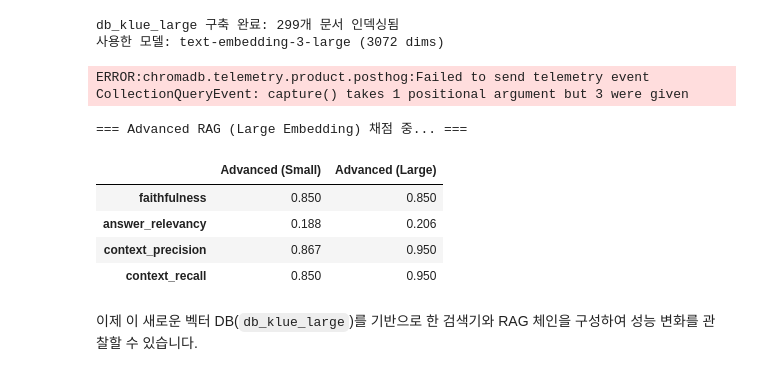
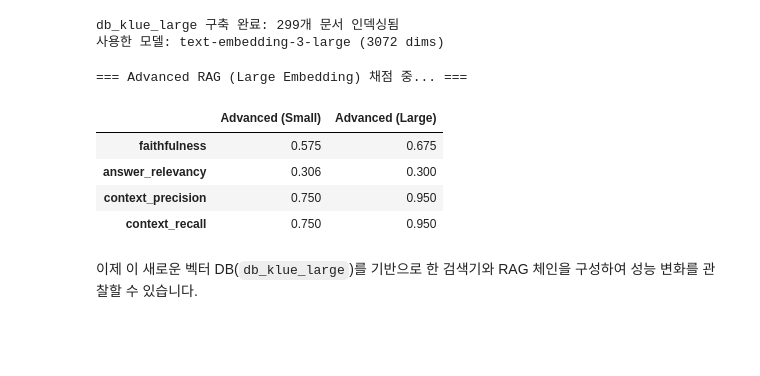
Before and after one commit to ted-chang80/AIFFEL_quest_eng, a Jupyter notebook: LLM_Application/LLM04/Day2_Practice.ipynb, the cells around one changed output. Saved outputs shown, nothing was run; the diff lists cells and outputs as text; code cells hidden in the pictures; blank space fills up the shorter version.

```diff
--- a/LLM_Application/LLM04/Day2_Practice.ipynb
+++ b/LLM_Application/LLM04/Day2_Practice.ipynb
@@ -838,7 +1050,7 @@ logging.getLogger("langchain.retrievers.multi_query").setLevel(logging.INFO)
 # 2) Multi-Query Retriever 설정
 multi_query_retriever_klue = MultiQueryRetriever.from_llm(
     retriever=db_klue.as_retriever(search_kwargs={"k": 3}),
-    llm=ChatOpenAI(model="gpt-4o", temperature=0)
+    llm=ChatOpenAI(model="gpt-4o-mini", temperature=0)
 )
 
 # 3) 테스트 질문으로 검색 수행 및 결과 확인
@@ -1177,16 +1394,16 @@ def advanced_rag_klue_standard(question):
     candidates = db_klue.as_retriever(search_kwargs={'k': 10}).invoke(question)
     top = rerank_klue(question, candidates, top_k=3)
     context = format_docs(top)
-    # Uses the general RAG_PROMPT
-    answer = (RAG_PROMPT | llm | StrOutputParser()).invoke({'context': context, 'question': question})
+    # 오류 해결: 'llm' 대신 모델명이 올바르게 설정된 'llm_fixed'를 사용합니다.
+    answer = (RAG_PROMPT | llm_fixed | StrOutputParser()).invoke({'context': context, 'question': question})
     return answer, top
 
 def advanced_rag_klue_news_eval(question):
     candidates = db_klue.as_retriever(search_kwargs={'k': 10}).invoke(question)
     top = rerank_klue(question, candidates, top_k=3)
     context = format_docs(top)
-    # Uses the NEWS_RAG_PROMPT
-    answer = (NEWS_RAG_PROMPT | llm | StrOutputParser()).invoke({'context': context, 'question': question})
+    # 오류 해결: 'llm' 대신 모델명이 올바르게 설정된 'llm_fixed'를 사용합니다.
+    answer = (NEWS_RAG_PROMPT | llm_fixed | StrOutputParser()).invoke({'context': context, 'question': question})
     return answer, top
 
 # 1) Collect answers for both prompts
@@ -1434,43 +1651,43 @@ from langchain_community.retrievers import BM25Retriever
 from langchain_core.output_parsers import StrOutputParser
 from langchain_core.runnables import RunnablePassthrough
 
-# 1. 리트리버 구성 (Hybrid: BM25 0.7 + Vector 0.3)
+# 1. 하이브리드 리트리버 구성 (Hybrid: BM25 0.7 + Vector 0.3)
+# optimized_docs와 db_optimized가 이전 단계에서 생성되었습니다.
 bm25_retriever = BM25Retriever.from_documents(optimized_docs)
 bm25_retriever.k = 10
 
-vector_retriever = db_klue_large.as_retriever(search_kwargs={'k': 10})
+# Vector 리트리버: 앞서 구축한 최적화된 DB 사용
+vector_retriever = db_optimized.as_retriever(search_kwargs={'k': 10})
 
 ensemble_retriever = EnsembleRetriever(
     retrievers=[bm25_retriever, vector_retriever],
     weights=[0.7, 0.3]
 )
 
-# 2. Reranker 함수 (Cross-Encoder)
+# 2. Reranker 함수 (BAAI/bge-reranker-v2-m3 사용)
 def rerank_final(query, docs, top_k=3):
     pairs = [(query, d.page_content) for d in docs]
     scores = reranker.predict(pairs)
     ranked = sorted(zip(docs, scores), key=lambda x: x[1], reverse=True)
     return [d for d, _ in ranked[:top_k]]
 
-# 3. 통합 RAG 체인 함수
+# 3. 통합 최적화 RAG 체인
 def final_optimized_rag(question):
-    # (1) 하이브리드 검색으로 후보 추출
     candidates = ensemble_retriever.invoke(question)
+    top_docs = rerank_final(question, candidates, top_k=3)
+    context = format_docs(top_docs)
 
-    # (2) Reranker로 정밀 재정렬
-    top_docs = rerank_final(question, candidates, top_k=3)
-
-    # (3) 뉴스 특화 프롬프트 기반 답변 생성
-    context = format_docs(top_docs)
-    answer = (NEWS_RAG_PROMPT | llm | StrOutputParser()).invoke(
+    # NEWS_RAG_PROMPT와 gpt-4o-mini(llm_fixed) 사용
+    answer = (NEWS_RAG_PROMPT | llm_fixed | StrOutputParser()).invoke(
         {"context": context, "question": question}
     )
     return answer, top_docs
 
-# 실행 테스트
+# 최종 검증 테스트: 리플 해킹 관련 질문
 test_q = "국내에서 해킹을 당한 리플이 들어간 통장의 갯수는?"
-final_ans, final_docs = final_optimized_rag(test_q)
-
-print(f"[질문]: {test_q}")
-print(f"[최종 답변]: {final_ans}")
+try:
+    answer, docs = final_optimized_rag(test_q)
+    print(f"Q: {test_q}\nA: {answer}")
+except Exception as e:
+    print(f"Error: {e}")
 # %% [output]
@@ -1546,41 +1730,41 @@ def advanced_rag_klue_large(question):
     top = rerank_klue(question, candidates, top_k=3)
     # 3) 답변 생성
     context = format_docs(top)
-    answer = (RAG_PROMPT | llm | StrOutputParser()).invoke({"context": context, "question": question})
+    # llm 대신 올바른 모델이 설정된 llm_fixed 사용
+    answer = (RAG_PROMPT | llm_fixed | StrOutputParser()).invoke({"context": context, "question": question})
     return answer, top
 
 # KLUE 질문들에 대해 답변 및 컨텍스트 수집
 large_answers_klue, large_contexts_klue = [], []
 for q in questions_klue:
     a, ctx = advanced_rag_klue_large(q)
     large_answers_klue.append(a)
     large_contexts_klue.append([d.page_content for d in ctx])
 
 # RAGAS 데이터셋 생성
 large_ds_klue = Dataset.from_dict({
     "user_input": questions_klue,
     "response": large_answers_klue,
     "retrieved_contexts": large_contexts_klue,
     "reference": ground_truths_klue
 })
 
 print("=== Advanced RAG (Large Embedding) 채점 중... ===")
 large_res_klue = evaluate(large_ds_klue, metrics=metrics, llm=judge_llm, embeddings=judge_emb, raise_exceptions=False)
 
 # 결과 비교 요약
 summary_compare = pd.concat([
     get_summary(adv_res_klue, "Advanced (Small)"),
     get_summary(large_res_klue, "Advanced (Large)")
 ], axis=1)
 
 display(summary_compare.round(3))
 # %% [output]
-ERROR:chromadb.telemetry.product.posthog:Failed to send telemetry event CollectionQueryEvent: capture() takes 1 positional argument but 3 were given
+=== Advanced RAG (Large Embedding) 채점 중... ===
-=== Advanced RAG (Large Embedding) 채점 중... ===
 |  | Advanced (Small) | Advanced (Large) |
-| faithfulness | 0.850 | 0.850 |
-| answer_relevancy | 0.188 | 0.206 |
-| context_precision | 0.867 | 0.950 |
-| context_recall | 0.850 | 0.950 |
+| faithfulness | 0.575 | 0.675 |
+| answer_relevancy | 0.306 | 0.300 |
+| context_precision | 0.750 | 0.950 |
+| context_recall | 0.750 | 0.950 |
 # %% [markdown]
 이제 이 새로운 벡터 DB(`db_klue_large`)를 기반으로 한 검색기와 RAG 체인을 구성하여 성능 변화를 관찰할 수 있습니다.
```
Also changed, not shown: parts of 50 cells of this notebook.
